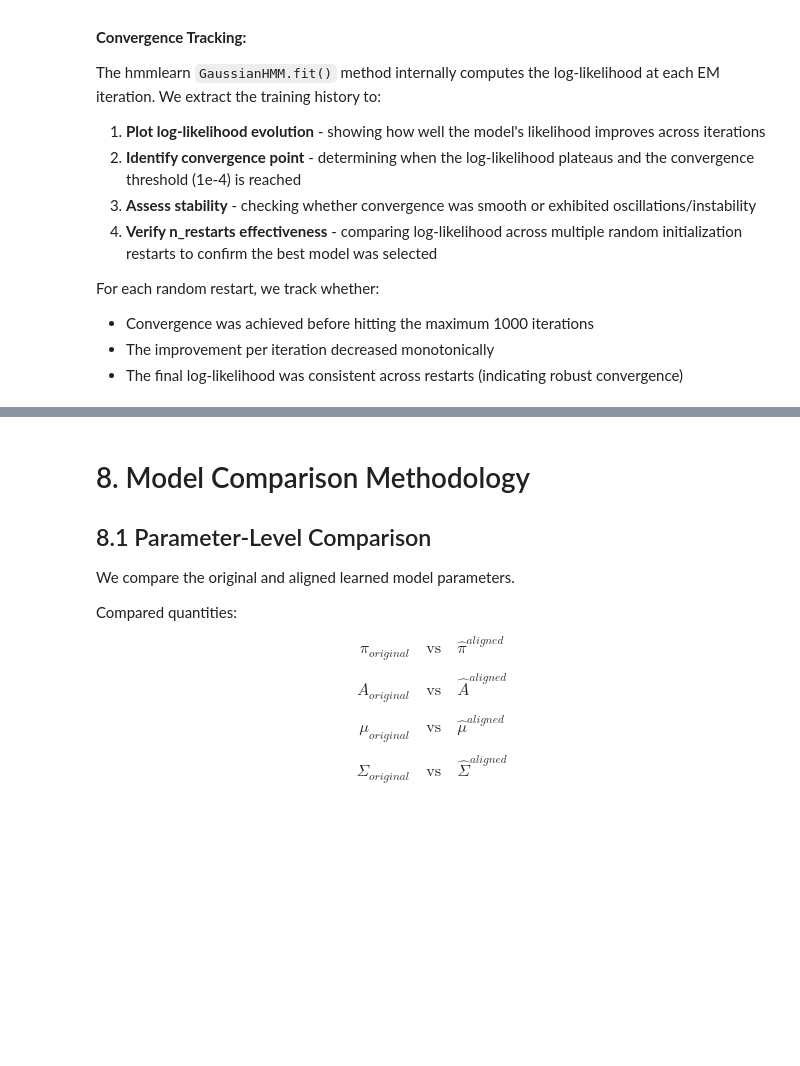
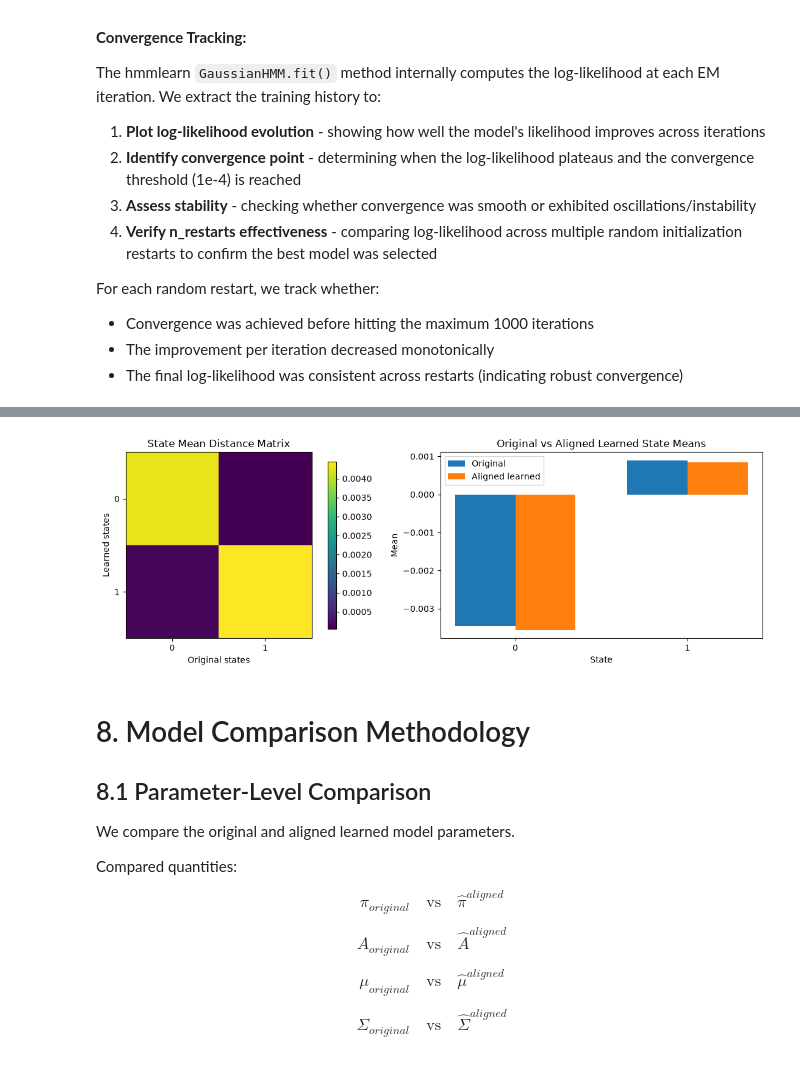
Before and after one commit to davidazimov069-maker/Advanced_Methods_in_ML, a Jupyter notebook: HMM_Project_DavidAndAviad.ipynb, the cells around one changed output, grey strips where cells are left out. Cells and saved outputs as stored; diff of their text form; code cells hidden in the pictures; blank space fills up the shorter version.

Commit message:
answered 6 -8.2 , need another reviwe

```diff
--- a/HMM_Project_DavidAndAviad.ipynb
+++ b/HMM_Project_DavidAndAviad.ipynb
@@ -1546 +1841,88 @@ These aligned parameters are used for all parameter-level comparisons.
 ---
+# %%
+# Align learned HMM states to the original frozen model using Gaussian mean distance
+if "lambda_original" in globals() and "lambda_learned" in globals():
+    # Extract the HMM parameters that need to be compared after alignment
+    original_means = np.asarray(lambda_original["means"])
+    learned_means = np.asarray(lambda_learned["means"])
+
+    # Ensure the means are shaped as [n_states, n_features]
+    if original_means.ndim == 1:
+        original_means = original_means[:, None]
+    if learned_means.ndim == 1:
+        learned_means = learned_means[:, None]
+
+    # Flatten the mean vectors so each state is represented by a single feature vector
+    original_means_flat = original_means.reshape(original_means.shape[0], -1)
+    learned_means_flat = learned_means.reshape(learned_means.shape[0], -1)
+
+    # Build a cost matrix where each entry is the distance between one learned state mean
+    # and one original state mean. Smaller values mean a better match.
+    cost_matrix = np.linalg.norm(
+        learned_means_flat[:, None, :] - original_means_flat[None, :, :],
+        axis=2
+    )
+
+    # Solve the assignment problem to find the best one-to-one state matching
+    row_ind, col_ind = linear_sum_assignment(cost_matrix)
+
+    # Create a permutation array that reorders the learned states to match the original ones
+    state_order = np.empty(len(row_ind), dtype=int)
+    state_order[col_ind] = row_ind
+
+    # Reorder the learned parameters so that they are aligned with the original model
+    aligned_startprob = lambda_learned["startprob"][state_order]
+    aligned_transmat = lambda_learned["transmat"][np.ix_(state_order, state_order)]
+    aligned_means = lambda_learned["means"][state_order]
+    aligned_covars = lambda_learned["covars"][state_order]
+
+    # Print the alignment result for inspection
+    print("Alignment cost matrix:")
+    print(cost_matrix)
+    print("\nState mapping (learned -> original):")
+    for learned_state, original_state in zip(row_ind, col_ind):
+        print(f"  learned state {learned_state} -> original state {original_state}")
+
+    print("\nAligned start probabilities:")
+    print(aligned_startprob)
+
+    print("\nAligned transition matrix:")
+    print(aligned_transmat)
+
+    print("\nAligned Gaussian means:")
+    print(aligned_means)
+
+    print("\nAligned Gaussian covariance matrices:")
+    print(aligned_covars)
+
+    # Visualize the alignment quality in a way that is easier to interpret
+    original_means_display = original_means_flat[:, 0]
+    aligned_means_display = learned_means_flat[state_order, 0]
+
+    fig, axes = plt.subplots(1, 2, figsize=(12, 4))
+
+    # Left plot: distance matrix between original and learned state means
+    im = axes[0].imshow(cost_matrix, cmap="viridis")
+    axes[0].set_title("State Mean Distance Matrix")
+    axes[0].set_xlabel("Original states")
+    axes[0].set_ylabel("Learned states")
+    axes[0].set_xticks(range(cost_matrix.shape[1]))
+    axes[0].set_yticks(range(cost_matrix.shape[0]))
+    fig.colorbar(im, ax=axes[0], shrink=0.9)
+
+    # Right plot: original vs aligned learned state means
+    x = np.arange(len(original_means_display))
+    width = 0.35
+    axes[1].bar(x - width / 2, original_means_display, width, label="Original", color="tab:blue")
+    axes[1].bar(x + width / 2, aligned_means_display, width, label="Aligned learned", color="tab:orange")
+    axes[1].set_title("Original vs Aligned Learned State Means")
+    axes[1].set_xlabel("State")
+    axes[1].set_ylabel("Mean")
+    axes[1].set_xticks(x)
+    axes[1].legend()
+
+    plt.tight_layout()
+    plt.show()
+else:
+    print("The original and learned HMM parameter dictionaries are not available yet.")
+# %% [output]
@@ -1547,3 +1946,4 @@ These aligned parameters are used for all parameter-level comparisons.
+[figure, added]
 # %% [markdown]
 <a id="8-model-comparison-methodology"></a>
 
```
Also changed, not shown: parts of 27 cells of this notebook.
